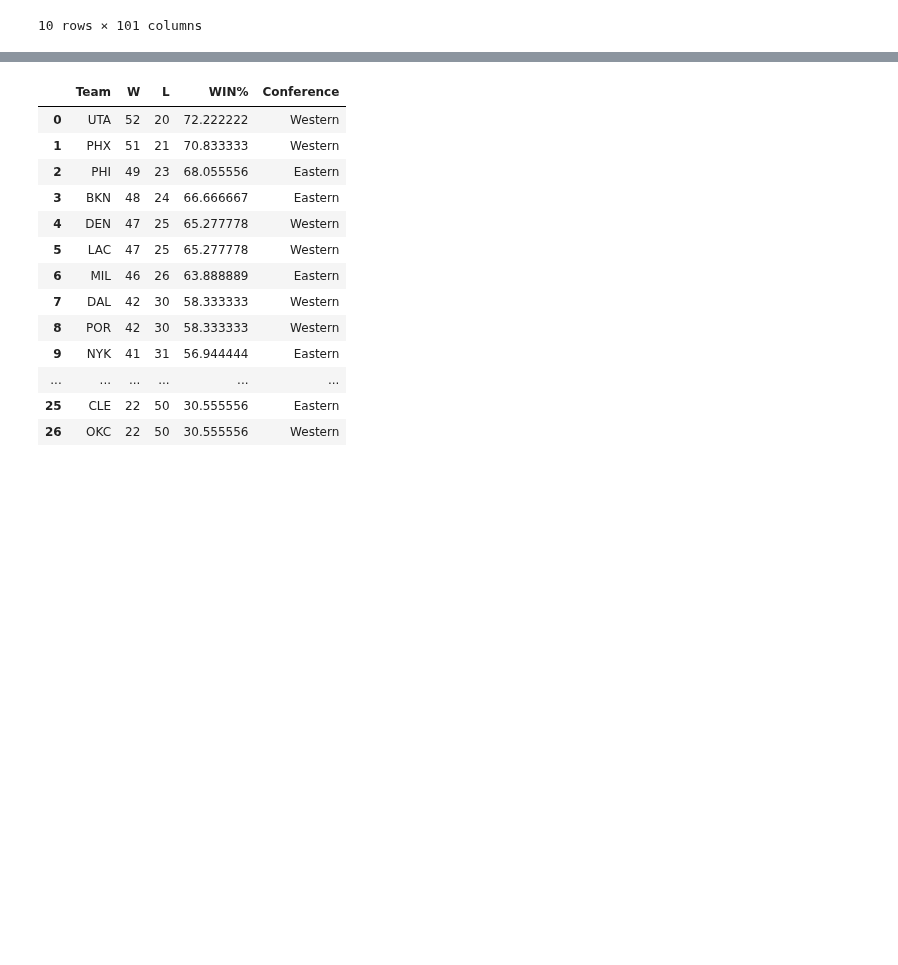
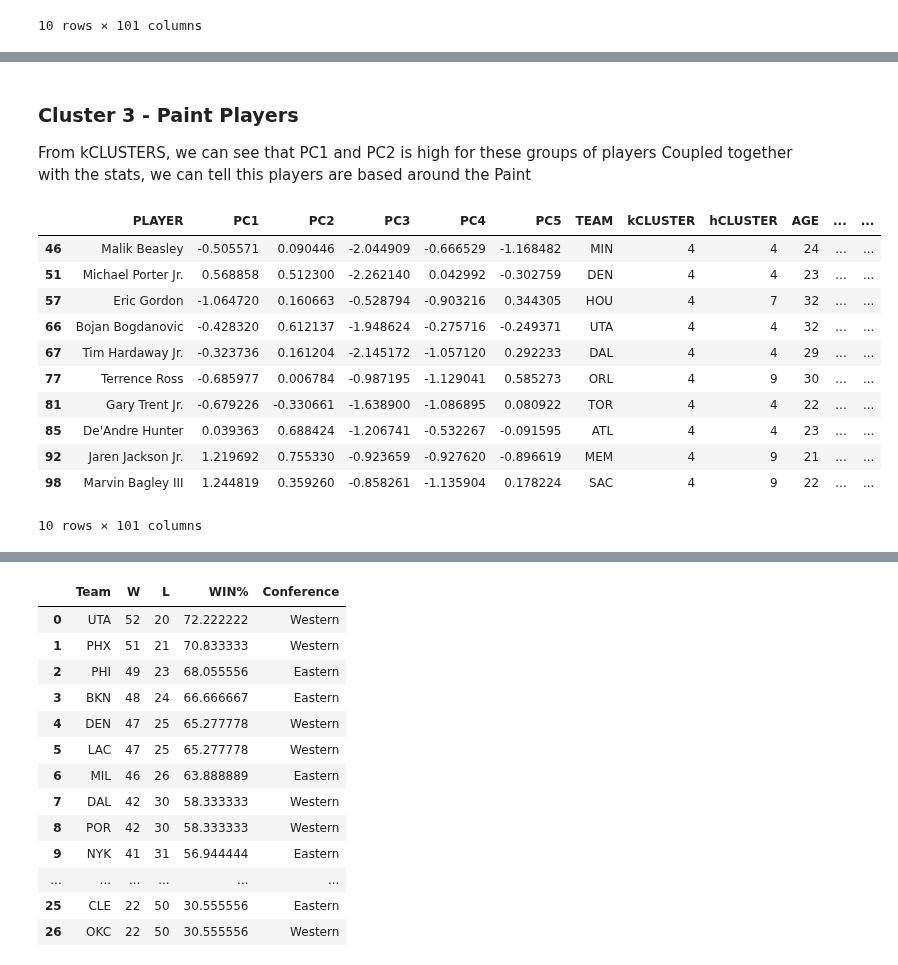
Before and after one commit to CSA100/nba-dsai, a Jupyter notebook: clusteringEDA.ipynb, the cells around one changed output, grey strips where cells are left out. Saved outputs shown, nothing was run; the diff lists cells and outputs as text; code cells hidden in the pictures; blank space fills up the shorter version.

```diff
--- a/clusteringEDA.ipynb
+++ b/clusteringEDA.ipynb
@@ -205,0 +266,19 @@ clusterData[clusterData['hCLUSTER']==9].head(10)
+# %% [markdown]
+### Cluster 3 -  Paint Players
+From kCLUSTERS, we can see that PC1 and PC2 is high for these groups of players
+Coupled together with the stats, we can tell this players are based around the Paint
+# %%
+clusterData[clusterData['kCLUSTER']==4].head(10)
+# %% [output]
+|  | PLAYER | PC1 | PC2 | PC3 | PC4 | PC5 | TEAM | kCLUSTER | hCLUSTER | AGE | ... | ... |
+| 46 | Malik Beasley | -0.505571 | 0.090446 | -2.044909 | -0.666529 | -1.168482 | MIN | 4 | 4 | 24 | ... | ... |
+| 51 | Michael Porter Jr. | 0.568858 | 0.512300 | -2.262140 | 0.042992 | -0.302759 | DEN | 4 | 4 | 23 | ... | ... |
+| 57 | Eric Gordon | -1.064720 | 0.160663 | -0.528794 | -0.903216 | 0.344305 | HOU | 4 | 7 | 32 | ... | ... |
+| 66 | Bojan Bogdanovic | -0.428320 | 0.612137 | -1.948624 | -0.275716 | -0.249371 | UTA | 4 | 4 | 32 | ... | ... |
+| 67 | Tim Hardaway Jr. | -0.323736 | 0.161204 | -2.145172 | -1.057120 | 0.292233 | DAL | 4 | 4 | 29 | ... | ... |
+| 77 | Terrence Ross | -0.685977 | 0.006784 | -0.987195 | -1.129041 | 0.585273 | ORL | 4 | 9 | 30 | ... | ... |
+| 81 | Gary Trent Jr. | -0.679226 | -0.330661 | -1.638900 | -1.086895 | 0.080922 | TOR | 4 | 4 | 22 | ... | ... |
+| 85 | De'Andre Hunter | 0.039363 | 0.688424 | -1.206741 | -0.532267 | -0.091595 | ATL | 4 | 4 | 23 | ... | ... |
+| 92 | Jaren Jackson Jr. | 1.219692 | 0.755330 | -0.923659 | -0.927620 | -0.896619 | MEM | 4 | 9 | 21 | ... | ... |
+| 98 | Marvin Bagley III | 1.244819 | 0.359260 | -0.858261 | -1.135904 | 0.178224 | SAC | 4 | 9 | 22 | ... | ... |
+10 rows × 101 columns
```
Also changed, not shown: parts of 21 cells of this notebook, 3 other files.
